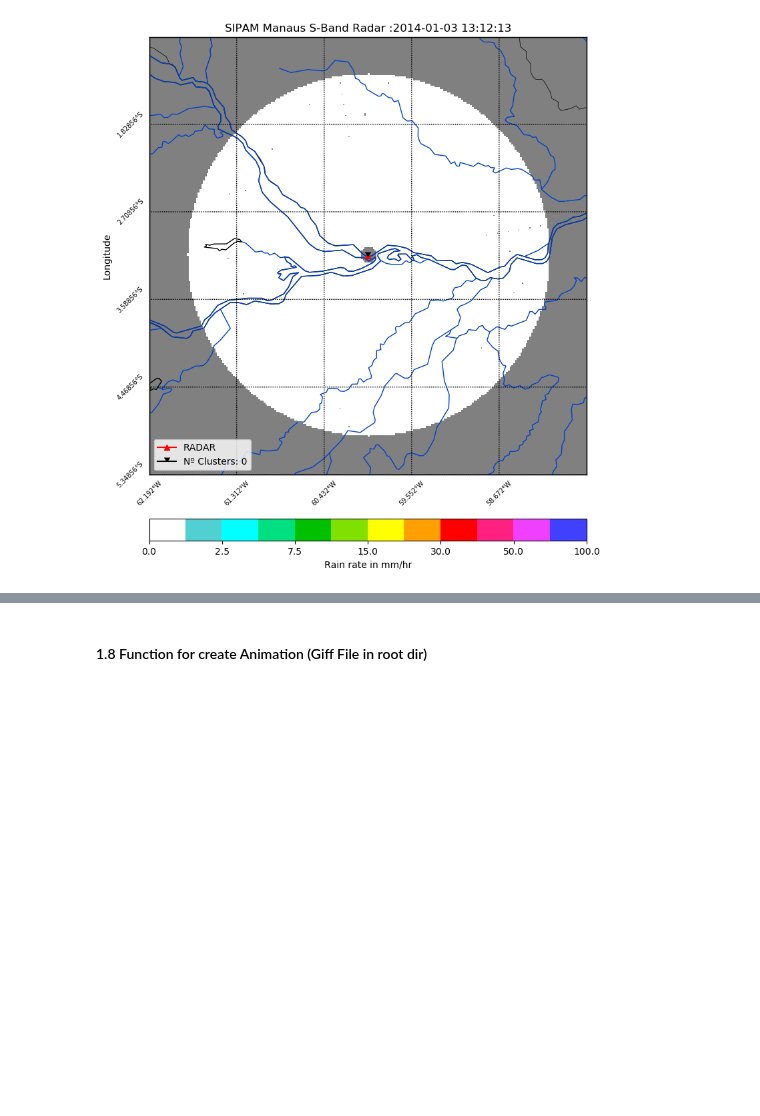
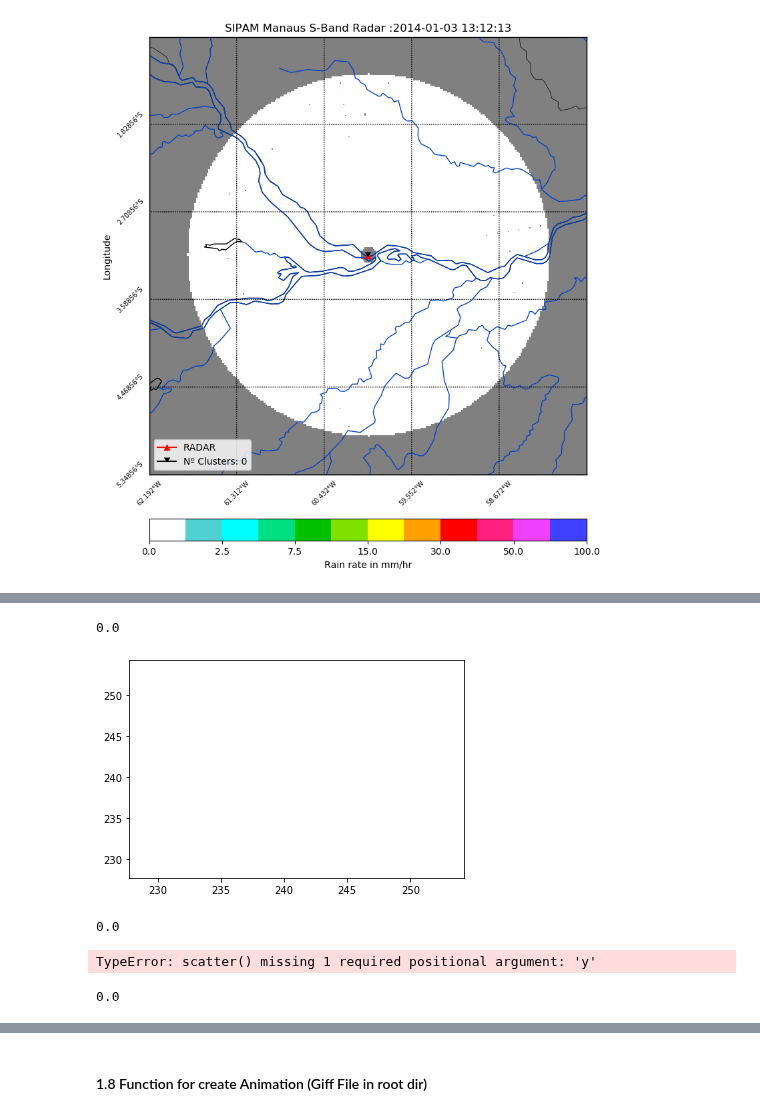
Before and after one commit to helvecioneto/CAP-394, a Jupyter notebook: 01-EDA.ipynb, the cells around one changed output, grey strips where cells are left out. Saved outputs shown, nothing was run; the diff lists cells and outputs as text; code cells hidden in the pictures; blank space fills up the shorter version.

Commit message:
begin optical flow

```diff
--- a/01-EDA.ipynb
+++ b/01-EDA.ipynb
@@ -475,0 +484,4 @@ plt.show()
+# %%
+time1 = pd.read_csv('output/Moderate_Centroid_OUTPUT_sbmn_rain_rates_20140103_142413.csv')
+#time1 = time1.sort_values(['IND_X', 'IND_Y'], ascending=[1,1])
+time1
@@ -475,0 +492,4 @@ plt.show()
+# %%
+time2 = pd.read_csv('output/Moderate_Centroid_OUTPUT_sbmn_rain_rates_20140103_143613.csv')
+#time2 = time2.sort_values(['IND_X', 'IND_Y'], ascending=[1,1])
+time2
@@ -475,0 +514,40 @@ plt.show()
+# %%
+def optical_flow(t1,t2):
+
+    nx = 241
+    ny = 241
+    empty = np.zeros(( nx,ny))
+
+    X2, Y2 = np.meshgrid( 241, 241)
+
+    for i in time1['IND_X'].astype(int):
+        for j in time1['IND_Y'].astype(int):
+            empty[i][j] = 1
+
+    for i in time2['IND_X'].astype(int):
+        for j in time2['IND_Y'].astype(int):
+            empty[i][j] = 1
+
+    plt.scatter(X2,Y2, empty)
+
+
+    return empty
+# %%
+vazio = optical_flow(time1,time2)
+
+vazio[47][165]
+# %% [output]
+0.0
+[figure, added]
+# %%
+vazio[47][166]
+# %% [output]
+0.0
+# %%
+plt.scatter(vazio)
+# %% [output]
+TypeError: scatter() missing 1 required positional argument: 'y'
+# %%
+frame[47][167]
+# %% [output]
+0.0
```
Also changed, not shown: parts of 12 cells of this notebook.
